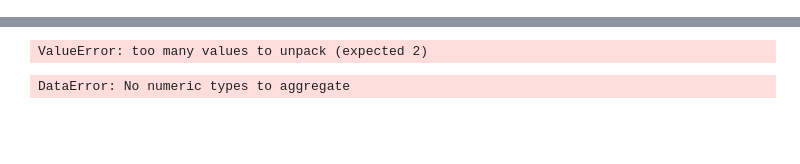
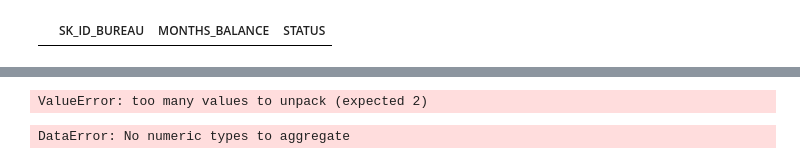
Before and after one commit to mateusexel/home-credit-default-risk, a Jupyter notebook: exploring_data.ipynb, the cells around one changed output, grey strips where cells are left out. Saved outputs shown, nothing was run; the diff lists cells and outputs as text; code cells hidden in the pictures; blank space fills up the shorter version.

```diff
--- a/Untitled.ipynb
+++ b/exploring_data.ipynb
@@ -24,2 +12,0 @@ array([  0,  -1,  -2,  -3,  -4,  -5,  -6,  -7,  -8,  -9, -10, -11, -12,
-# %%
-bureau_balance.set_index('SK_ID_BUREAU')
@@ -41 +22,5 @@ bureau_balance.set_index('SK_ID_BUREAU')
+# %%
+bureau_balance[bureau_balance['STATUS'].isna()==True]
+# %% [output]
+|  | SK_ID_BUREAU | MONTHS_BALANCE | STATUS |
 # %%
```
Also changed, not shown: parts of 9 cells of this notebook.
